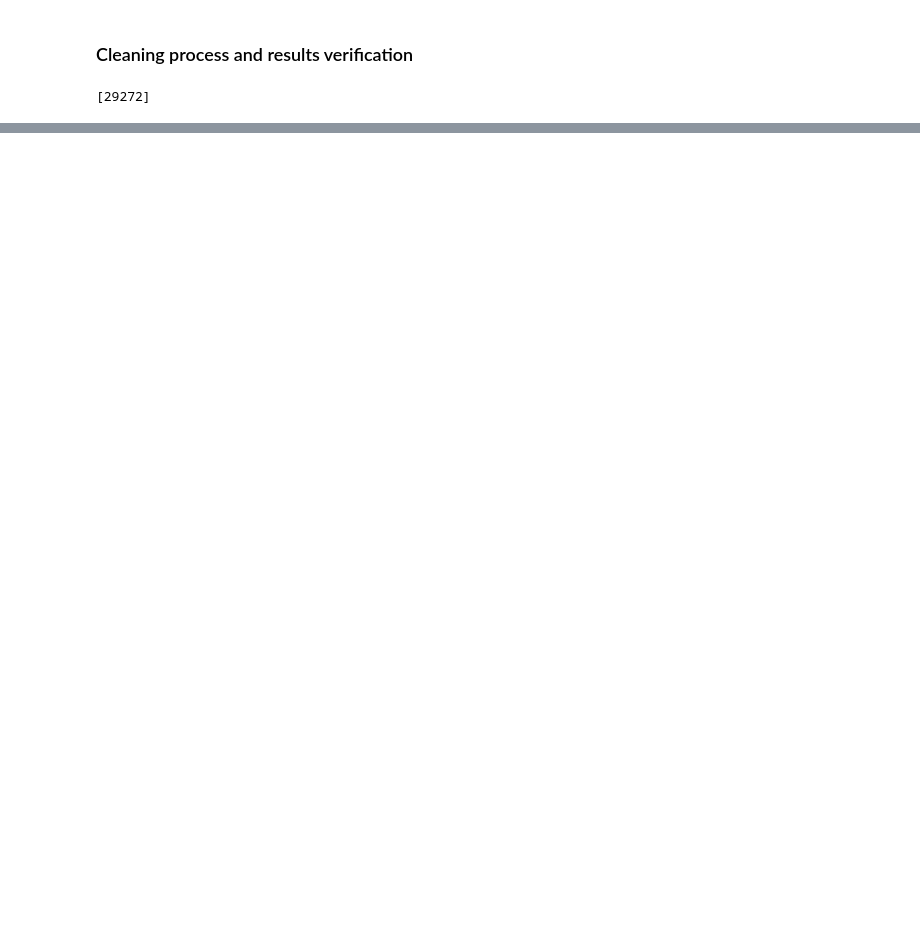
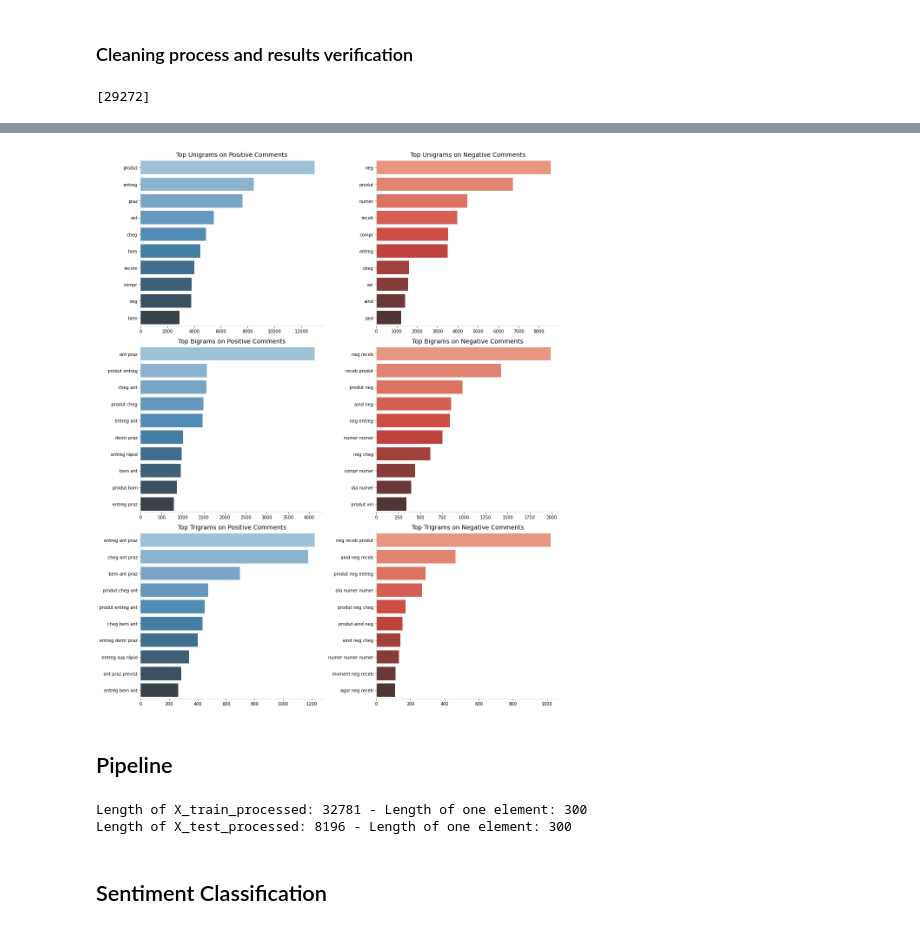
Before and after one commit to C10-Brazilian-e-commerce-modeling-team/brazilian-e-commerce, a Jupyter notebook: Data_analysis/ML_Models.ipynb, the cells around one changed output, grey strips where cells are left out. Drawn from its saved outputs; the diff is of its cells as text; code cells hidden in the pictures; blank space fills up the shorter version.

Commit message:
ML notebook with the full NLP model for the reviews

```diff
--- a/Data_analysis/ML_Models.ipynb
+++ b/Data_analysis/ML_Models.ipynb
@@ -352,0 +683,52 @@ df_comments['stemming'] = reviews_stemmer
+# %%
+# Splitting the corpus into positive and negative comments
+positive_comments = df_comments.query('sentiment_label == "positive"')['stemming']
+negative_comments = df_comments.query('sentiment_label == "negative"')['stemming']
+
+# Extracting the top 10 unigrams by sentiment
+unigrams_pos = ngrams_count(positive_comments, (1, 1), 10)
+unigrams_neg = ngrams_count(negative_comments, (1, 1), 10)
+
+# Extracting the top 10 unigrams by sentiment
+bigrams_pos = ngrams_count(positive_comments, (2, 2), 10)
+bigrams_neg = ngrams_count(negative_comments, (2, 2), 10)
+
+# Extracting the top 10 unigrams by sentiment
+trigrams_pos = ngrams_count(positive_comments, (3, 3), 10)
+trigrams_neg = ngrams_count(negative_comments, (3, 3), 10)
+# %%
+# Joining everything in a python dictionary to make the plots easier
+ngram_dict_plot = {
+    'Top Unigrams on Positive Comments': unigrams_pos,
+    'Top Unigrams on Negative Comments': unigrams_neg,
+    'Top Bigrams on Positive Comments': bigrams_pos,
+    'Top Bigrams on Negative Comments': bigrams_neg,
+    'Top Trigrams on Positive Comments': trigrams_pos,
+    'Top Trigrams on Negative Comments': trigrams_neg,
+}
+
+# Plotting the ngrams analysis
+fig, axs = plt.subplots(nrows=3, ncols=2, figsize=(15, 18))
+i, j = 0, 0
+colors = ['Blues_d', 'Reds_d']
+for title, ngram_data in ngram_dict_plot.items():
+    ax = axs[i, j]
+    sns.barplot(x='count', y='ngram', data=ngram_data, ax=ax, palette=colors[j])
+
+    # Customizing plots
+    format_spines(ax, right_border=False)
+    ax.set_title(title, size=14)
+    ax.set_ylabel('')
+    ax.set_xlabel('')
+
+    # Incrementing the index
+    j += 1
+    if j == 2:
+        j = 0
+        i += 1
+plt.tight_layout()
+plt.show()
+# %% [output]
+[figure, added]
+# %% [markdown]
+## Pipeline
@@ -352,0 +809,21 @@ df_comments['stemming'] = reviews_stemmer
+# %%
+# Defining X and y
+idx_reviews = reviews_df['review_comment_message'].dropna().index
+score = reviews_df['review_score'][idx_reviews].map(score_map)
+
+# Splitting into train and test sets
+X = list(reviews_df['review_comment_message'][idx_reviews].values)
+y = score.apply(lambda x: 1 if x == 'positive' else 0).values
+
+# Applying the pipeline and splitting the data
+X_processed = text_pipeline.fit_transform(X)
+X_train, X_test, y_train, y_test = train_test_split(X_processed, y, test_size=.20, random_state=42)
+
+# Verifying results
+print(f'Length of X_train_processed: {len(X_train)} - Length of one element: {len(X_train[0])}')
+print(f'Length of X_test_processed: {len(X_test)} - Length of one element: {len(X_test[0])}')
+# %% [output]
+Length of X_train_processed: 32781 - Length of one element: 300
+Length of X_test_processed: 8196 - Length of one element: 300
+# %% [markdown]
+## Sentiment Classification
```
Also changed, not shown: parts of 32 cells of this notebook.
